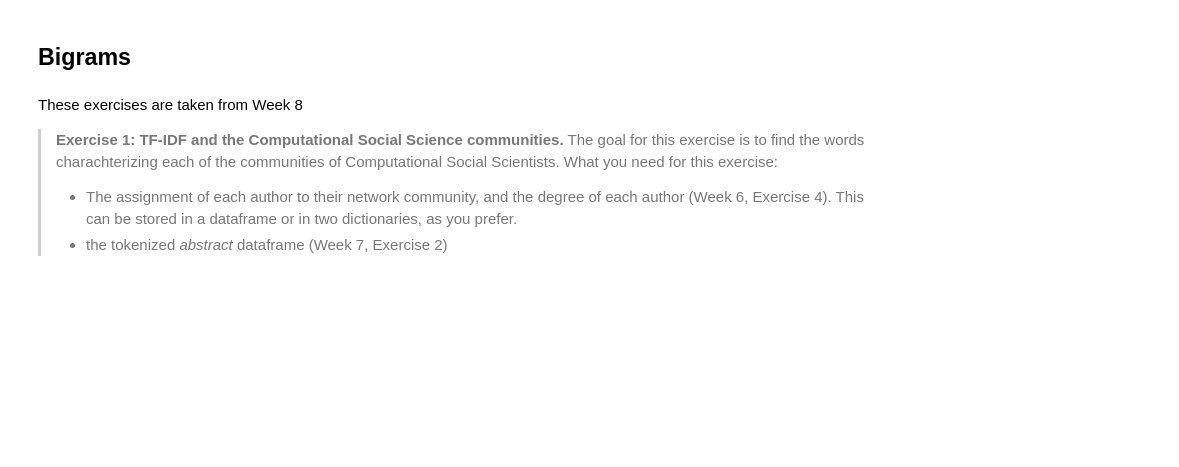
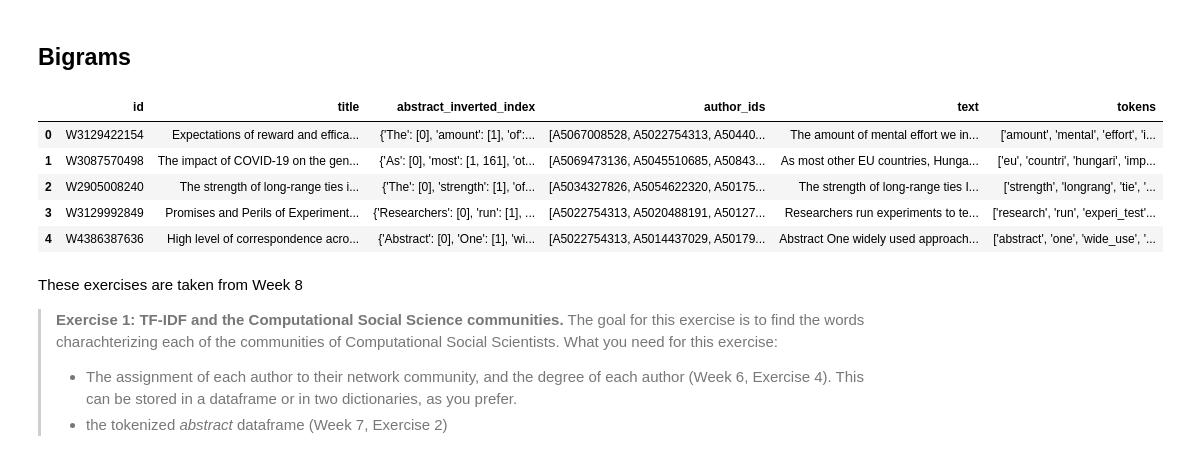
Before and after one commit to josephnguyen0413/02467_Assignment2, a Jupyter notebook: Assignment2.ipynb, the cells around one changed output. Saved outputs shown, nothing was run; the diff lists cells and outputs as text; code cells hidden in the pictures; blank space fills up the shorter version.

```diff
--- a/Assignment2.ipynb
+++ b/Assignment2.ipynb
@@ -413,0 +428,13 @@ abstracts_df["abstract_inverted_index"] = abstracts_df["abstract_inverted_index"
+# %%
+papers_df = pd.read_csv("final_papers.csv")
+papers_df['id'] = papers_df['id'].map(lambda x: x[21:])
+papers_df['author_ids'] = papers_df['author_ids'].apply(ast.literal_eval)
+papers_df['author_ids'] = papers_df['author_ids'].apply(lambda x: [y[21:] for y in x])
+
+abstracts_df = pd.read_csv("final_abstracts.csv")
+abstracts_df['id'] = abstracts_df['id'].map(lambda x: x[21:])
+abstracts_df["abstract_inverted_index"] = abstracts_df["abstract_inverted_index"].apply(
+    lambda x: ast.literal_eval(x) if pd.notna(x) else {}
+)
+abstracts_df["author_ids"] = abstracts_df["id"].map(papers_df.set_index("id")["author_ids"])
+abstracts_df.head()
@@ -463,6 +497,8 @@ abstracts_df["bigrams"] = abstracts_df["tokens"].apply(lambda x: list(nltk_bigra
 
 bigrams = abstracts_df["bigrams"].dropna().explode().tolist()
 
+abstracts_df = abstracts_df.drop('bigrams', axis=1)
+
 bigrams = [bg for bg in bigrams if not isinstance(bg, float)]
 # %%
 bigram_counter = Counter(bigrams)
@@ -500,7 +536,18 @@ collocs = {bg: cnt for bg, cnt in bigram_counter.items() if cnt > 50 and pvals[b
 # %%
 tokenizer = MWETokenizer(list(collocs.keys()), separator="_")
 abstracts_df["tokens"] = abstracts_df["tokens"].apply(tokenizer.tokenize)
 abstracts_df.to_csv("abstracts_with_tokens.csv", index=False)
+
+final_abstracts_df = pd.read_csv("abstracts_with_tokens.csv")
+final_abstracts_df['author_ids'] = final_abstracts_df['author_ids'].apply(ast.literal_eval)
+final_abstracts_df.head()
+# %% [output]
+|  | id | title | abstract_inverted_index | author_ids | text | tokens |
+| 0 | W3129422154 | Expectations of reward and effica... | {'The': [0], 'amount': [1], 'of':... | [A5067008528, A5022754313, A50440... | The amount of mental effort we in... | ['amount', 'mental', 'effort', 'i... |
+| 1 | W3087570498 | The impact of COVID-19 on the gen... | {'As': [0], 'most': [1, 161], 'ot... | [A5069473136, A5045510685, A50843... | As most other EU countries, Hunga... | ['eu', 'countri', 'hungari', 'imp... |
+| 2 | W2905008240 | The strength of long-range ties i... | {'The': [0], 'strength': [1], 'of... | [A5034327826, A5054622320, A50175... | The strength of long-range ties I... | ['strength', 'longrang', 'tie', '... |
+| 3 | W3129992849 | Promises and Perils of Experiment... | {'Researchers': [0], 'run': [1], ... | [A5022754313, A5020488191, A50127... | Researchers run experiments to te... | ['research', 'run', 'experi_test'... |
+| 4 | W4386387636 | High level of correspondence acro... | {'Abstract': [0], 'One': [1], 'wi... | [A5022754313, A5014437029, A50179... | Abstract One widely used approach... | ['abstract', 'one', 'wide_use', '... |
 # %% [markdown]
 These exercises are taken from Week 8
 > __Exercise 1: TF-IDF and the Computational Social Science communities.__ The goal for this exercise is to find the words charachterizing each of the communities of Computational Social Scientists.
```
Also changed, not shown: parts of 12 cells of this notebook.
